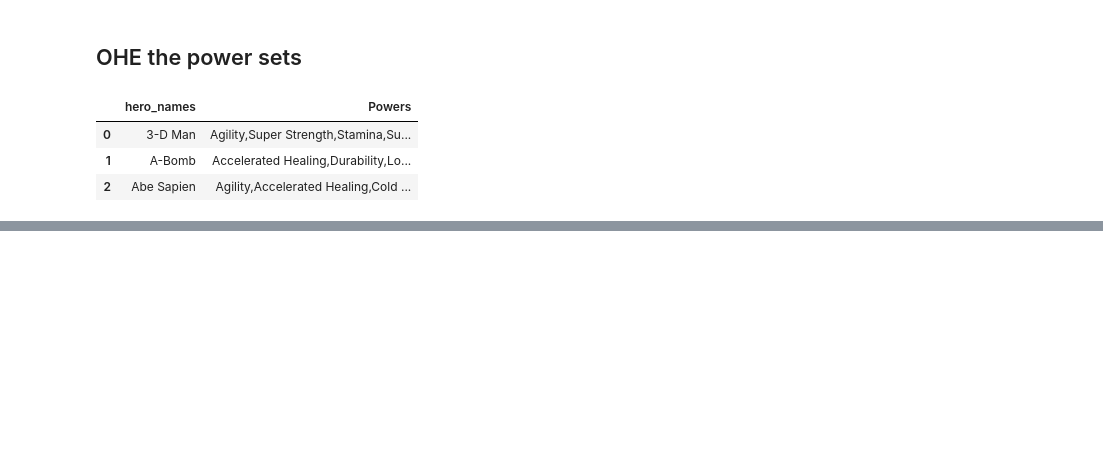
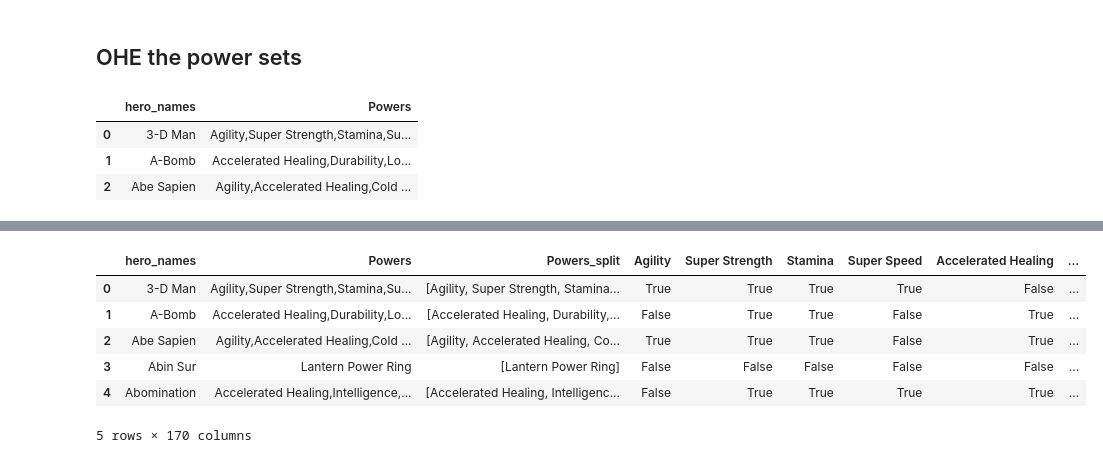
Before and after one commit to AislingGilder85/Applying-Advanced-Transformations--Core-, a Jupyter notebook: Applying Advanced Transformations (Core).ipynb, the cells around one changed output, grey strips where cells are left out. Saved outputs shown, nothing was run; the diff lists cells and outputs as text; code cells hidden in the pictures; blank space fills up the shorter version.

```diff
--- a/Applying Advanced Transformations (Core).ipynb
+++ b/Applying Advanced Transformations (Core).ipynb
@@ -170,5 +197,7 @@ super_powers.head(3)
 | 1 | A-Bomb | Accelerated Healing,Durability,Lo... |
 | 2 | Abe Sapien | Agility,Accelerated Healing,Cold ... |
 # %%
-super_powers.loc[0,'Powers']
+#split the Powers string
+super_powers['Powers_split'] = super_powers['Powers'].str.split(',')
+super_powers
 # %% [output]
@@ -176,3 +216,0 @@ super_powers.loc[0,'Powers']
-# %%
-super_powers['powers_split'] = super_powers['Powers'].str.replace(",",'"')
-super_powers.head(3)
@@ -184,3 +217,5 @@ super_powers.head(3)
 # %%
-super_powers.loc[0,'powers_split']
+#explode the split powers
+exploded_powers = super_powers.explode('Powers_split')
+exploded_powers
 # %% [output]
@@ -187,0 +235,4 @@ super_powers.loc[0,'powers_split']
+# %%
+#use the unique powers from the split to get the column names to create
+cols_to_make = exploded_powers['Powers_split'].dropna().unique()
+cols_to_make
@@ -187,0 +257,13 @@ super_powers.loc[0,'powers_split']
+# %%
+#for loop to create the OHE columns
+for col in cols_to_make:
+    super_powers[col] = super_powers['Powers'].str.contains(col)
+super_powers.head()
+# %% [output]
+|  | hero_names | Powers | Powers_split | Agility | Super Strength | Stamina | Super Speed | Accelerated Healing | ... |
+| 0 | 3-D Man | Agility,Super Strength,Stamina,Su... | [Agility, Super Strength, Stamina... | True | True | True | True | False | ... |
+| 1 | A-Bomb | Accelerated Healing,Durability,Lo... | [Accelerated Healing, Durability,... | False | True | True | False | True | ... |
+| 2 | Abe Sapien | Agility,Accelerated Healing,Cold ... | [Agility, Accelerated Healing, Co... | True | True | True | False | True | ... |
+| 3 | Abin Sur | Lantern Power Ring | [Lantern Power Ring] | False | False | False | False | False | ... |
+| 4 | Abomination | Accelerated Healing,Intelligence,... | [Accelerated Healing, Intelligenc... | False | True | True | True | True | ... |
+5 rows × 170 columns
```
Also changed, not shown: parts of 16 cells of this notebook.
